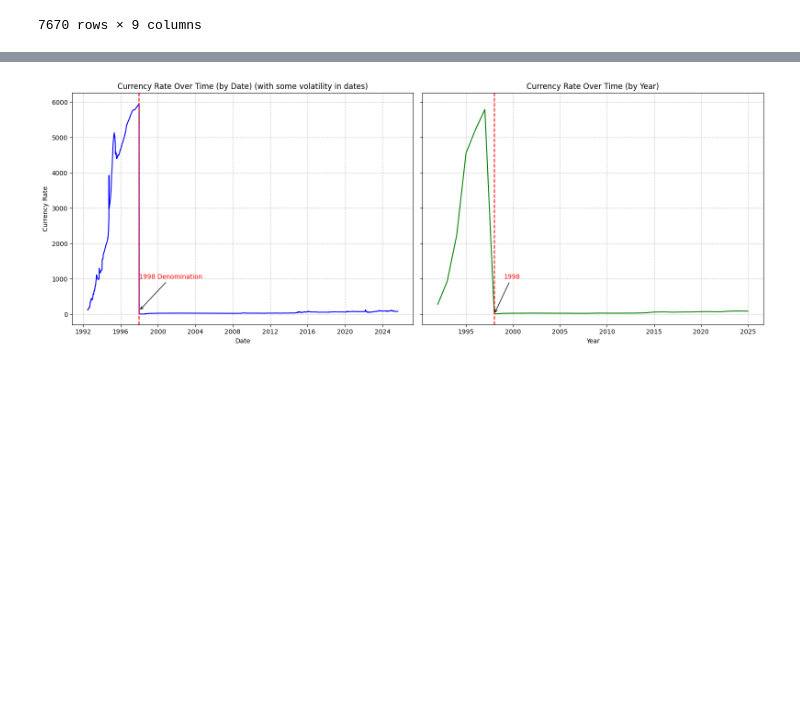
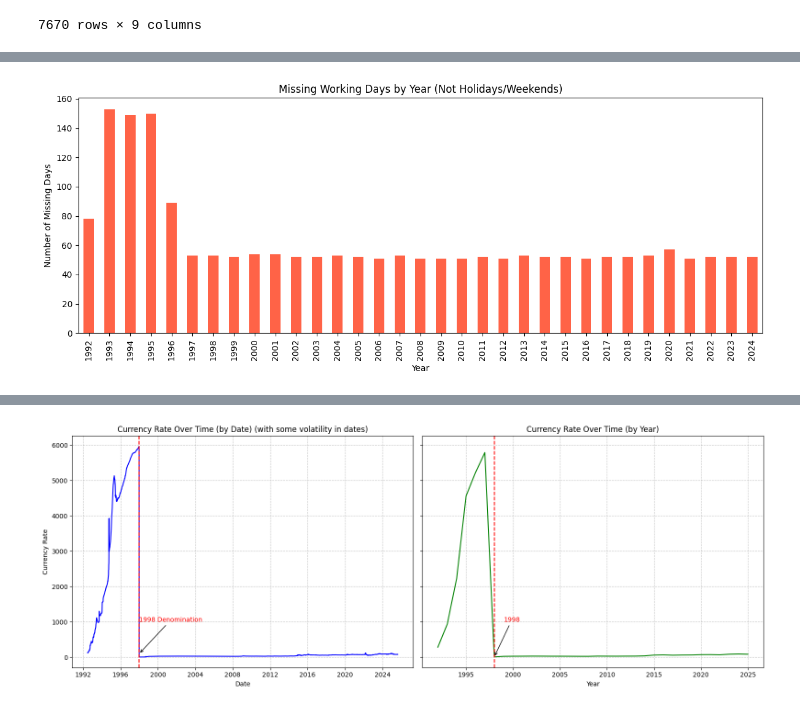
Before and after one commit to ZlataSparrow/Ruble_Volatility_Prediction, a Jupyter notebook: notebook/02_Exploratory_Data_Analysis.ipynb, the cells around one changed output, grey strips where cells are left out. Saved outputs shown, nothing was run; the diff lists cells and outputs as text; code cells hidden in the pictures; blank space fills up the shorter version.

```diff
--- a/notebook/02_Exploratory_Data_Analysis.ipynb
+++ b/notebook/02_Exploratory_Data_Analysis.ipynb
@@ -68,0 +173,11 @@ data
+# %%
+working_day_gaps['year'] = working_day_gaps['date'].dt.year
+missing_by_year = working_day_gaps['year'].value_counts().sort_index()
+missing_by_year.plot(kind='bar', figsize=(12, 5), color='tomato')
+plt.title('Missing Working Days by Year (Not Holidays/Weekends)')
+plt.xlabel('Year')
+plt.ylabel('Number of Missing Days')
+plt.tight_layout()
+plt.show()
+# %% [output]
+[figure, added]
```
Also changed, not shown: parts of 47 cells of this notebook, 2 other files.
